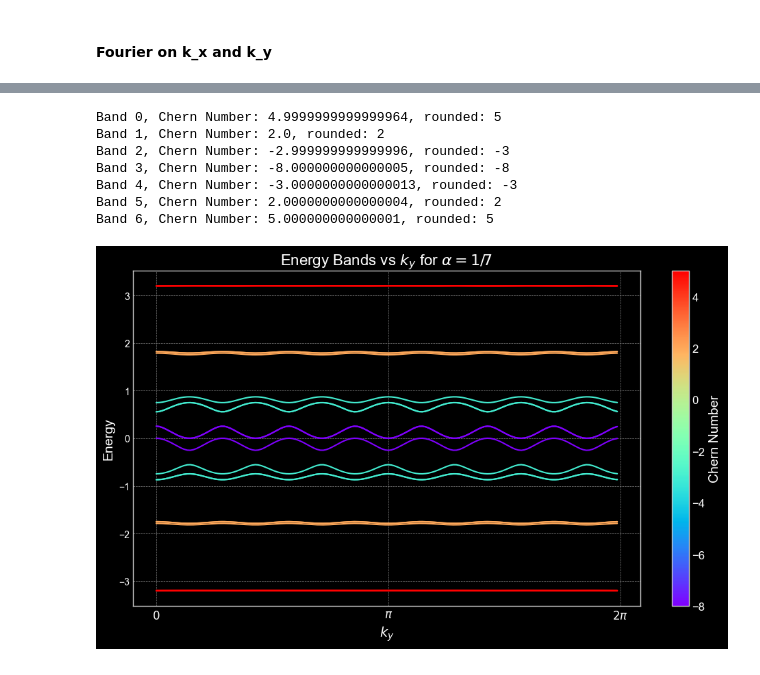
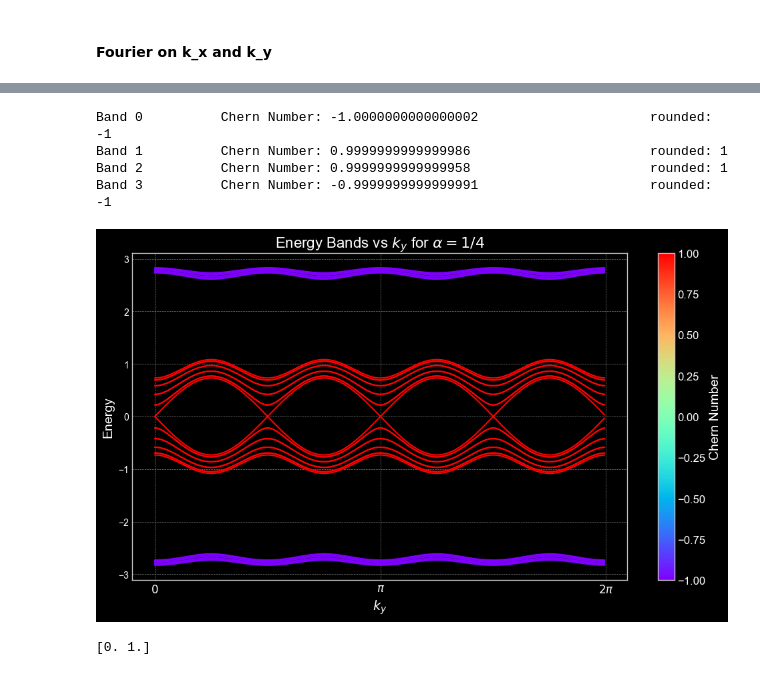
Before and after one commit to Maxlupo014/Many_Body_Exam, a Jupyter notebook: band_structure.ipynb, the cells around one changed output, grey strips where cells are left out. Cells and saved outputs as stored; diff of their text form; code cells hidden in the pictures.

```diff
--- a/band_structure.ipynb
+++ b/band_structure.ipynb
@@ -782,19 +782,19 @@ plot_energy_bands_per_ky_kx( L_x=L_x, L_y=L_y, T_x=T_x, T_y=T_y, p=p, q=q, PBC_x
 def plot_energy_bands_per_kx(L_x, L_y, T_x, T_y, p, q, PBC_x, PBC_y):
     k_y_values = np.linspace(0, 2 * np.pi, L_y, endpoint=False)  # k_y values from 0 to 2*pi
     k_x_values = np.linspace(0, 2 * np.pi / q, L_x // q, endpoint=False)  # k_x values from 0 to 2*pi/q
-    energies = np.zeros((L_y, L_x//q, q))
-    eigenvectors = np.zeros((L_y, L_x//q, q, q), dtype=complex)
+    energies = np.zeros((L_x//q, L_y, q))
+    eigenvectors = np.zeros((L_x // q, L_y, q, q), dtype=complex)
 
     # Calculate eigenvalues for each point on the (kx, ky) grid
     for i, k_x in enumerate(k_x_values):
         for j, k_y in enumerate(k_y_values):
             H = build_kspace_hamiltonian(k_x=k_x, k_y=k_y, L_x=L_x, L_y=L_y, T_x=T_x, T_y=T_y, p=p, q=q, PBC_x=PBC_x, PBC_y=PBC_y)
             eigvals, eigvecs = np.linalg.eigh(H)
-            energies[j, i, :] = eigvals
+            energies[i, j, :] = eigvals
             for band_index in range(q):
-                eigenvectors[j, i, band_index, :] = eigvecs[:, band_index]
+                eigenvectors[i, j, band_index, :] = eigvecs[:, band_index]
 
-    chern_numbers = [calculate_chern_number(eigenvectors, L_x, L_y, band_index) for band_index in range(q)]
+    chern_numbers = [calculate_chern_number(eigenvectors, L_x=L_x, L_y=L_y, q=q, band_index=band_index) for band_index in range(q)]
     norm = Normalize(vmin=min(chern_numbers), vmax=max(chern_numbers))
     colormap = cm.get_cmap('rainbow')
 
@@ -804,10 +804,14 @@ def plot_energy_bands_per_kx(L_x, L_y, T_x, T_y, p, q, PBC_x, PBC_y):
 
     for band_index in range(q):
         chern_number = chern_numbers[band_index]
-        print(f'Band {band_index}, Chern Number: {chern_number}')
+        print(
+            "Band {:<10} Chern Number: {:<40} rounded: {:<10}".format(
+                band_index, chern_number, round(chern_number)
+            )
+        )
         color = colormap(norm(chern_number))
         for i, k_y in enumerate(k_y_values):
-            ax.plot(k_x_values, energies[i, :, band_index], color=color)
+            ax.plot(k_x_values, energies[:, i, band_index], color=color)
 
     sm = cm.ScalarMappable(cmap=colormap, norm=norm)
     sm.set_array(chern_numbers)
@@ -832,18 +836,18 @@ def plot_energy_bands_per_kx(L_x, L_y, T_x, T_y, p, q, PBC_x, PBC_y):
 def plot_energy_bands_per_ky(L_x, L_y, T_x, T_y, p, q, PBC_x, PBC_y):
     k_y_values = np.linspace(0, 2 * np.pi, L_y, endpoint=False)  # k_y values from 0 to 2*pi
     k_x_values = np.linspace(0, 2 * np.pi / q, L_x // q, endpoint=False)  # k_x values from 0 to 2*pi/q
-    energies = np.zeros((L_y, L_x//q, q))
-    eigenvectors = np.zeros((L_y, L_x//q, q, q), dtype=complex)
+    energies = np.zeros((L_x//q, L_y, q))
+    eigenvectors = np.zeros((L_x//q, L_y, q, q), dtype=complex)
 
     for i, k_x in enumerate(k_x_values):
         for j, k_y in enumerate(k_y_values):
             H = build_kspace_hamiltonian(k_x=k_x, k_y=k_y, L_x=L_x, L_y=L_y, T_x=T_x, T_y=T_y, p=p, q=q, PBC_x=PBC_x, PBC_y=PBC_y)
             eigvals, eigvecs = np.linalg.eigh(H)
-            energies[j, i, :] = eigvals
+            energies[i, j, :] = eigvals
             for band_index in range(q):
-                eigenvectors[j, i, band_index, :] = eigvecs[:, band_index]
+                eigenvectors[i, j, band_index, :] = eigvecs[:, band_index]
 
-    chern_numbers = [calculate_chern_number(eigenvectors, L_x, L_y, band_index) for band_index in range(q)]
+    chern_numbers = [calculate_chern_number(eigenvectors, L_x=L_x, L_y=L_y, q=q, band_index=band_index) for band_index in range(q)]
     norm = Normalize(vmin=min(chern_numbers), vmax=max(chern_numbers))
     colormap = cm.get_cmap('rainbow')
 
@@ -853,10 +857,14 @@ def plot_energy_bands_per_ky(L_x, L_y, T_x, T_y, p, q, PBC_x, PBC_y):
 
     for band_index in range(q):
         chern_number = chern_numbers[band_index]
-        print(f'Band {band_index}, Chern Number: {chern_number}, rounded: {round(chern_number)}')
+        print(
+            "Band {:<10} Chern Number: {:<40} rounded: {:<10}".format(
+                band_index, chern_number, round(chern_number)
+            )
+        )
         color = colormap(norm(chern_number))
         for i, k_x in enumerate(k_x_values):
-            ax.plot(k_y_values, energies[:, i, band_index], color=color)
+            ax.plot(k_y_values, energies[i, :, band_index], color=color)
 
     sm = cm.ScalarMappable(cmap=colormap, norm=norm)
     sm.set_array(chern_numbers)
@@ -877,23 +885,24 @@ def plot_energy_bands_per_ky(L_x, L_y, T_x, T_y, p, q, PBC_x, PBC_y):
 # %%
 
 
 # Example usage
-L_x = 21  # Number of sites in x-direction
-L_y = 150  # Number of sites in y-direction
+L_x = 40  # Number of sites in x-direction
+L_y = 300  # Number of sites in y-direction
 T_x = 1.0  # Hopping amplitude
 T_y = 1.0  # Potential modulation amplitude
 p = 1      # Numerator of magnetic flux per plaquette
-q = 7      # Denominator of magnetic flux per plaquette
+q = 4      # Denominator of magnetic flux per plaquette
 PBC_x = True  # Periodic boundary conditions in x-direction
 PBC_y = True  # Periodic boundary conditions in y-direction
 
-plot_energy_bands_per_ky(L_x, L_y, T_x, T_y, p, q, PBC_x, PBC_y)
+plot_energy_bands_per_ky(L_x, L_y, T_x, T_y, p, q, PBC_x, PBC_y) ##IF Q NOT PRIME THEN THERE ARE LESS BANDS, SUBTRACT SUPERFLUOS CHERNS!!!
 # %% [output]
-Band 0, Chern Number: 4.9999999999999964, rounded: 5
-Band 1, Chern Number: 2.0, rounded: 2
-Band 2, Chern Number: -2.999999999999996, rounded: -3
-Band 3, Chern Number: -8.000000000000005, rounded: -8
-Band 4, Chern Number: -3.0000000000000013, rounded: -3
-Band 5, Chern Number: 2.0000000000000004, rounded: 2
-Band 6, Chern Number: 5.000000000000001, rounded: 5
+Band 0          Chern Number: -1.0000000000000002                      rounded: -1
+Band 1          Chern Number: 0.9999999999999986                       rounded: 1
+Band 2          Chern Number: 0.9999999999999958                       rounded: 1
+Band 3          Chern Number: -0.9999999999999991                      rounded: -1
-[figure, old version]
+[figure, new version]
+# %%
+print( np.array(np.linspace(0, 2, 2, endpoint=False)))
+# %% [output]
+[0. 1.]
```
Also changed, not shown: parts of 3 cells of this notebook.
